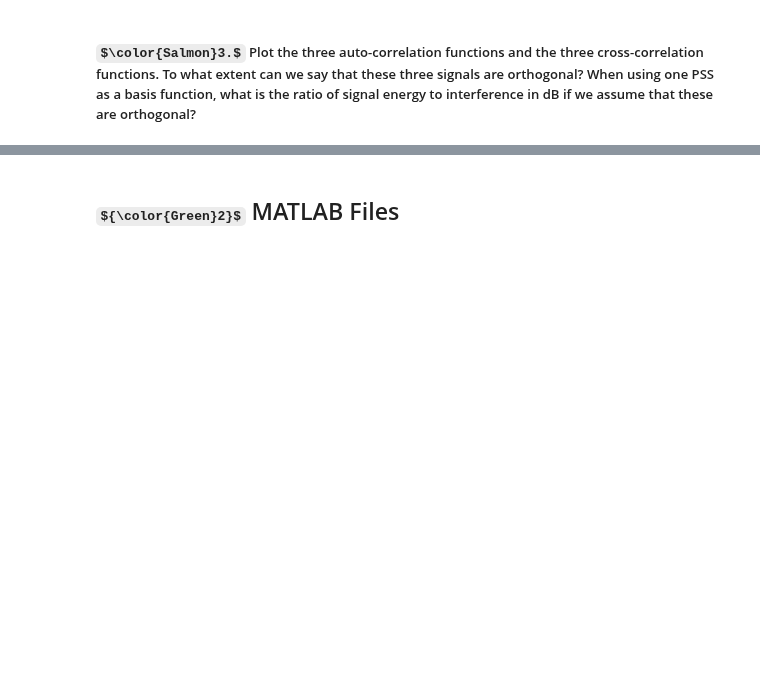
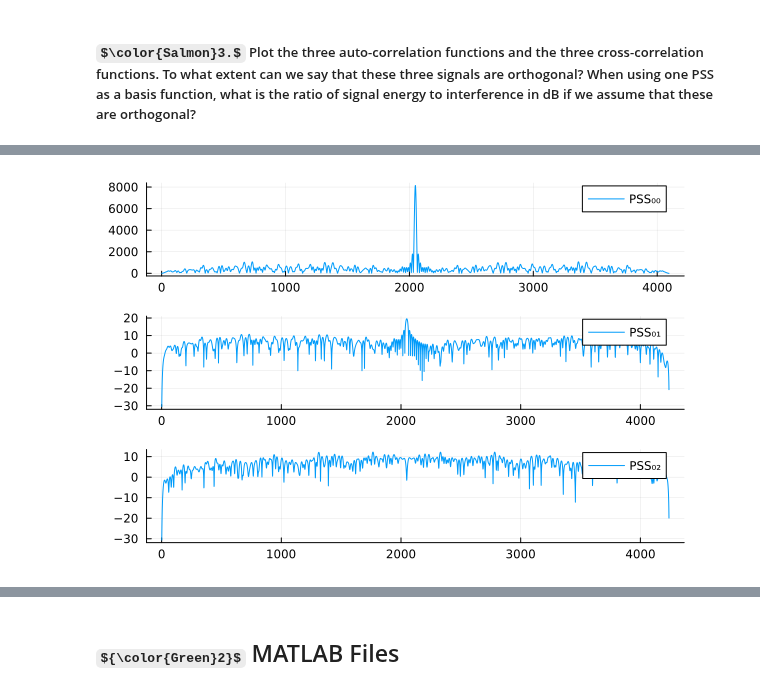
Before and after one commit to setrar/DigiCom, a Jupyter notebook: Labs/TP1/TP1-Handout.jl.ipynb, the cells around one changed output, grey strips where cells are left out. Cells and saved outputs as stored; diff of their text form; code cells hidden in the pictures; some formulas as TeX source; blank space fills up the shorter version.

```diff
--- a/Labs/TP1/TP1-Handout.jl.ipynb
+++ b/Labs/TP1/TP1-Handout.jl.ipynb
@@ -124,0 +173,10 @@ LoadError: MethodError: no method matching crosscor(::Vector{ComplexF64}, ::Vect
+# %%
+# Arrange subplots in a grid
+plot(plot_pss00
+    , plot_pss01
+    , plot_pss02
+    , layout=(3, 1)
+    , legend = :topright
+)
+# %% [output]
+[figure, added]
```
Also changed, not shown: parts of 16 cells of this notebook.
